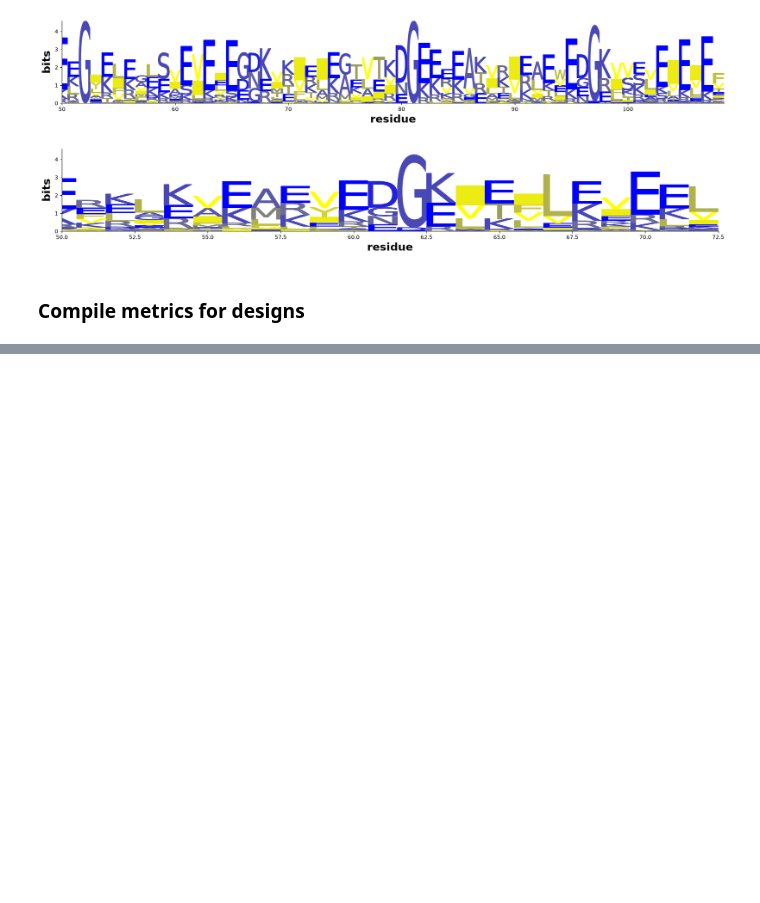
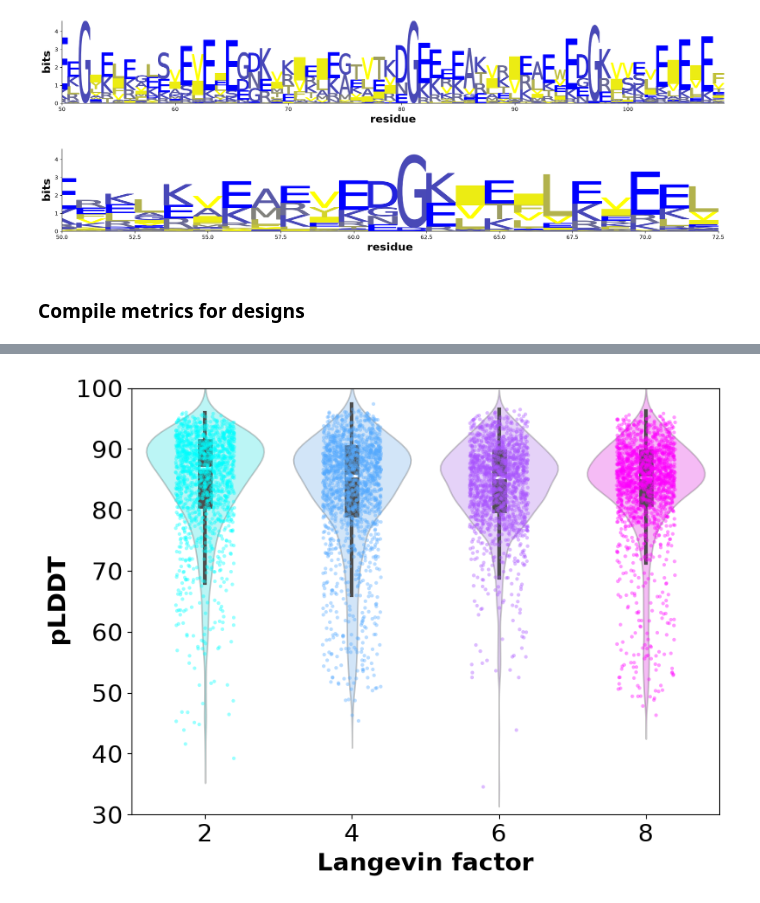
Before and after one commit to geanhu/rotation-su26-kortemme-lab, a Jupyter notebook: notebooks/single-state-design.ipynb, the cells around one changed output, grey strips where cells are left out. Drawn from its saved outputs; the diff is of its cells as text; code cells hidden in the pictures; blank space fills up the shorter version.

```diff
--- a/notebooks/single-state-design.ipynb
+++ b/notebooks/single-state-design.ipynb
@@ -221,3 +249,53 @@ plt.show()
+# %%
+# plot by string sampling parameter
+parameter = 'langevin' # 'rmsd_var' 'langevin'
+metric = 'plddt' # 'plddt' 'rmsd'
+
+# organize data
+graph_df = merged_df[merged_df['name'].str.contains(structure)]
+
+# plot
+fig, ax = plt.subplots(
+    figsize=(8, 6)
+)
+sns.violinplot(
+    data = graph_df,
+    x = parameter,
+    y = metric,
+    hue = parameter,
+    palette = 'cool',
+    inner = 'box',
+    inner_kws={
+        'box_width': 12,
+        'whis_width': 3
+    },
+    legend = False,
+    alpha = 0.3
+)
+sns.stripplot(
+    data=graph_df,
+    x = parameter,
+    y = metric,
+    hue = parameter,
+    palette = 'cool',
+    size = 3,
+    alpha = 0.4,
+    jitter = 0.2,
+    legend = False
+)
+
+# labels
+#plt.ylabel(r'$C_{\alpha}$ RMSD $\AA$', fontsize=20, fontweight='bold')
+plt.ylabel('pLDDT', fontsize=20, fontweight='bold')
+#plt.xlabel(r'sampled alternate state RMSD ($\AA$)', fontsize=20, fontweight='bold')
+plt.xlabel('Langevin factor', fontsize=20, fontweight='bold')
+plt.tick_params('both', labelsize=20)
+#plt.ylim(-2, 30)
+plt.ylim(30, 100)
+plt.tight_layout()
+plt.show()
+# %% [output]
+[figure, added]
 # %%
 # filtering
 plt.figure(figsize=(6, 6))
```
Also changed, not shown: parts of 9 cells of this notebook, 6 other files.
